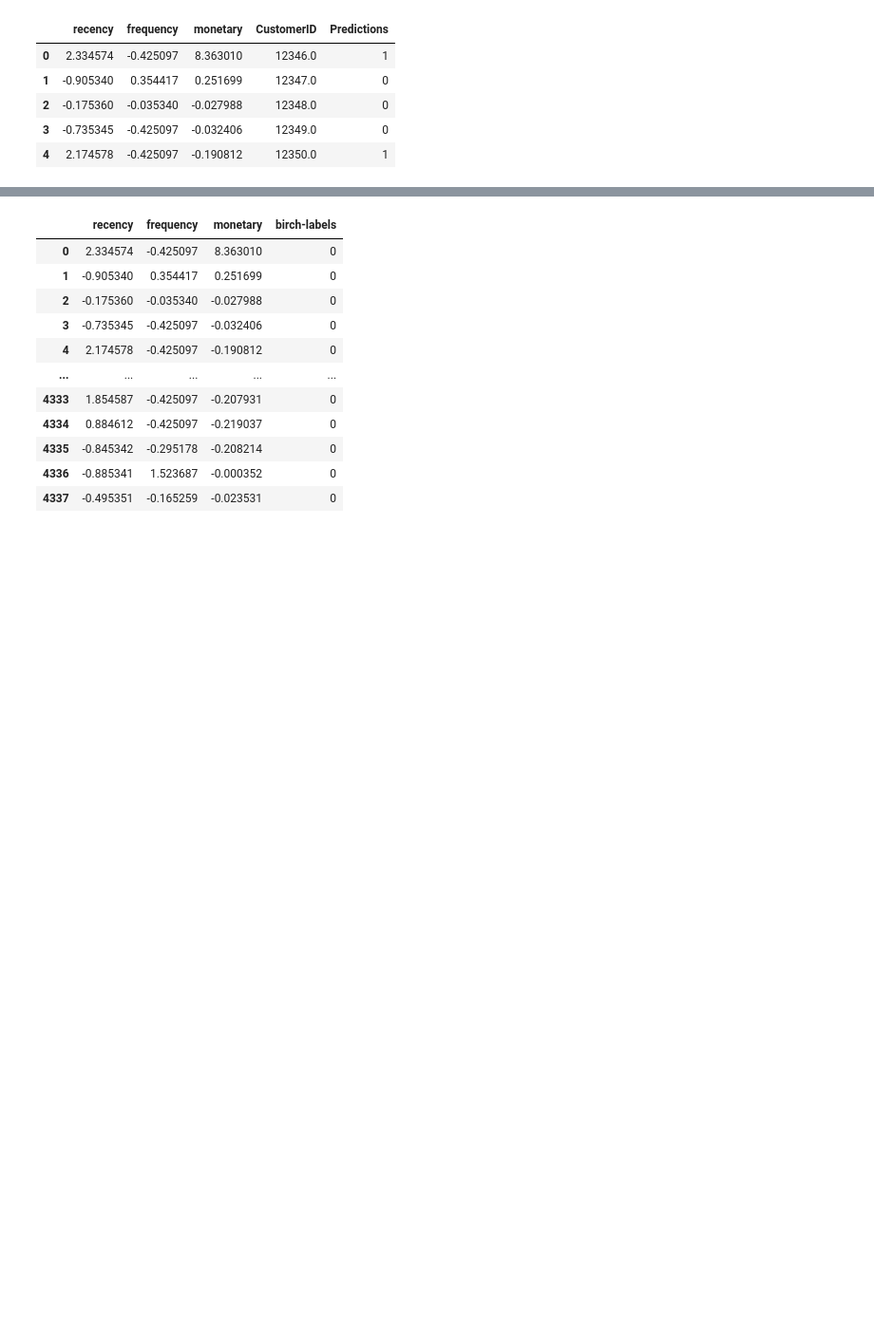
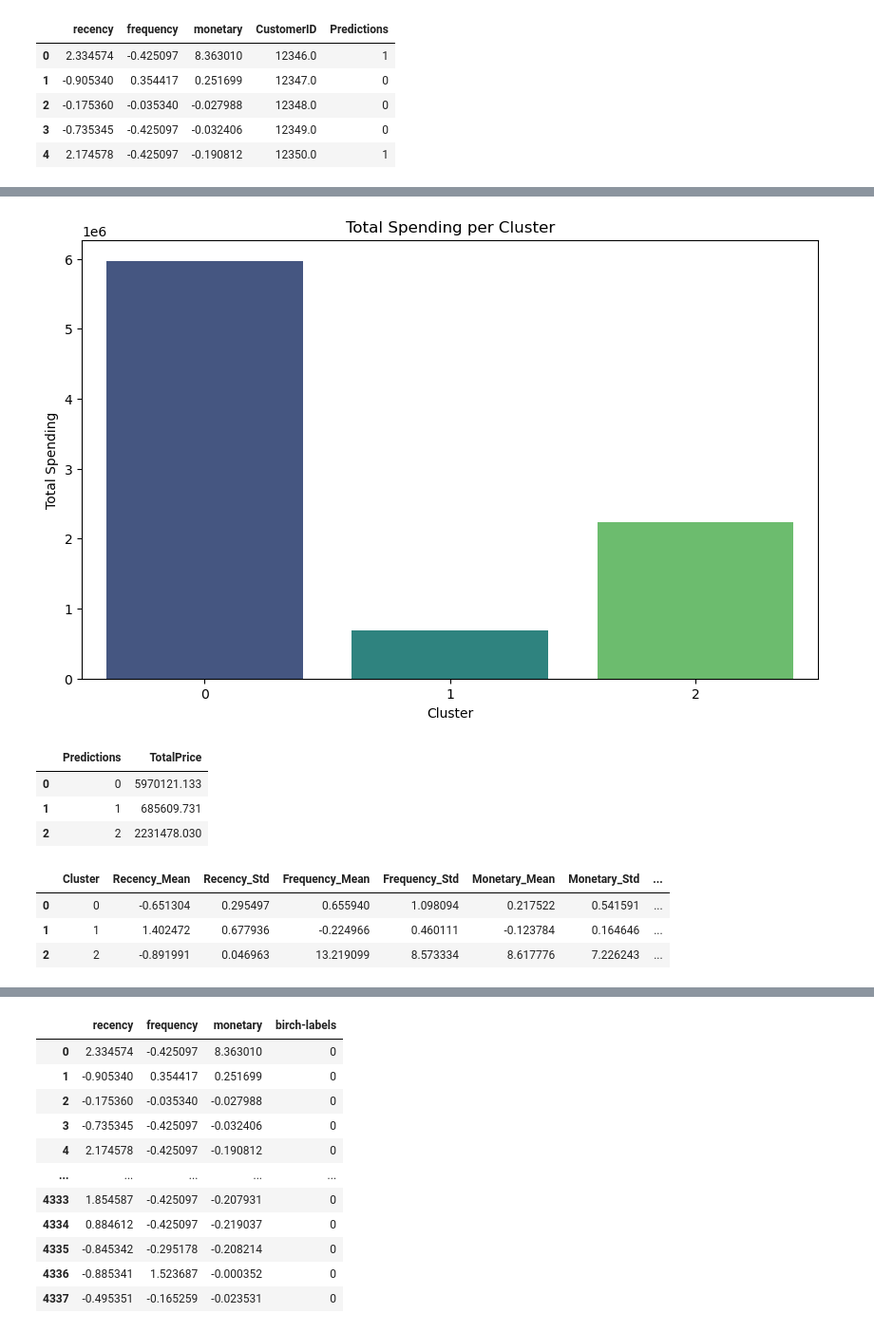
Before and after one commit to ChelseaDolezal/Project-4, a Jupyter notebook: chelsea_project 4v2 copy.ipynb, the cells around one changed output, grey strips where cells are left out. Shown: that part at 95% size. Cells and saved outputs as stored; diff of their text form; code cells hidden in the pictures; blank space fills up the shorter version.

```diff
--- a/chelsea_project 4v2 copy.ipynb
+++ b/chelsea_project 4v2 copy.ipynb
@@ -171,0 +410,45 @@ group0
+# %%
+#Distribution of Spending Across Clusters-Visualize how the total spending (or average spending) is distributed across different clusters.
+
+import matplotlib.pyplot as plt
+import seaborn as sns
+
+# Aggregate spending data by cluster
+cluster_spending = joined_df.groupby('Predictions')['TotalPrice'].sum().reset_index()
+
+# Plot distribution of spending across clusters
+plt.figure(figsize=(10, 6))
+sns.barplot(x='Predictions', y='TotalPrice', data=cluster_spending, palette='viridis')
+plt.title('Total Spending per Cluster')
+plt.xlabel('Cluster')
+plt.ylabel('Total Spending')
+plt.show()
+# %% [output]
+[figure, added]
+# %%
+cluster_spending.head()
+# %% [output]
+|  | Predictions | TotalPrice |
+| 0 | 0 | 5970121.133 |
+| 1 | 1 | 685609.731 |
+| 2 | 2 | 2231478.030 |
+# %%
+#Cluster Summary Table
+# Create summary statistics for each cluster
+cluster_summary = joined_df.groupby('Predictions').agg({
+    'recency': ['mean', 'std'],
+    'frequency': ['mean', 'std'],
+    'monetary': ['mean', 'std'],
+    'CustomerID': 'count'
+}).reset_index()
+
+# Rename columns for clarity
+cluster_summary.columns = ['Cluster', 'Recency_Mean', 'Recency_Std', 'Frequency_Mean', 'Frequency_Std', 'Monetary_Mean', 'Monetary_Std', 'Customer_Count']
+
+# Display the summary table
+cluster_summary
+# %% [output]
+|  | Cluster | Recency_Mean | Recency_Std | Frequency_Mean | Frequency_Std | Monetary_Mean | Monetary_Std | ... |
+| 0 | 0 | -0.651304 | 0.295497 | 0.655940 | 1.098094 | 0.217522 | 0.541591 | ... |
+| 1 | 1 | 1.402472 | 0.677936 | -0.224966 | 0.460111 | -0.123784 | 0.164646 | ... |
+| 2 | 2 | -0.891991 | 0.046963 | 13.219099 | 8.573334 | 8.617776 | 7.226243 | ... |
```
Also changed, not shown: parts of 16 cells of this notebook, 1 other file.
